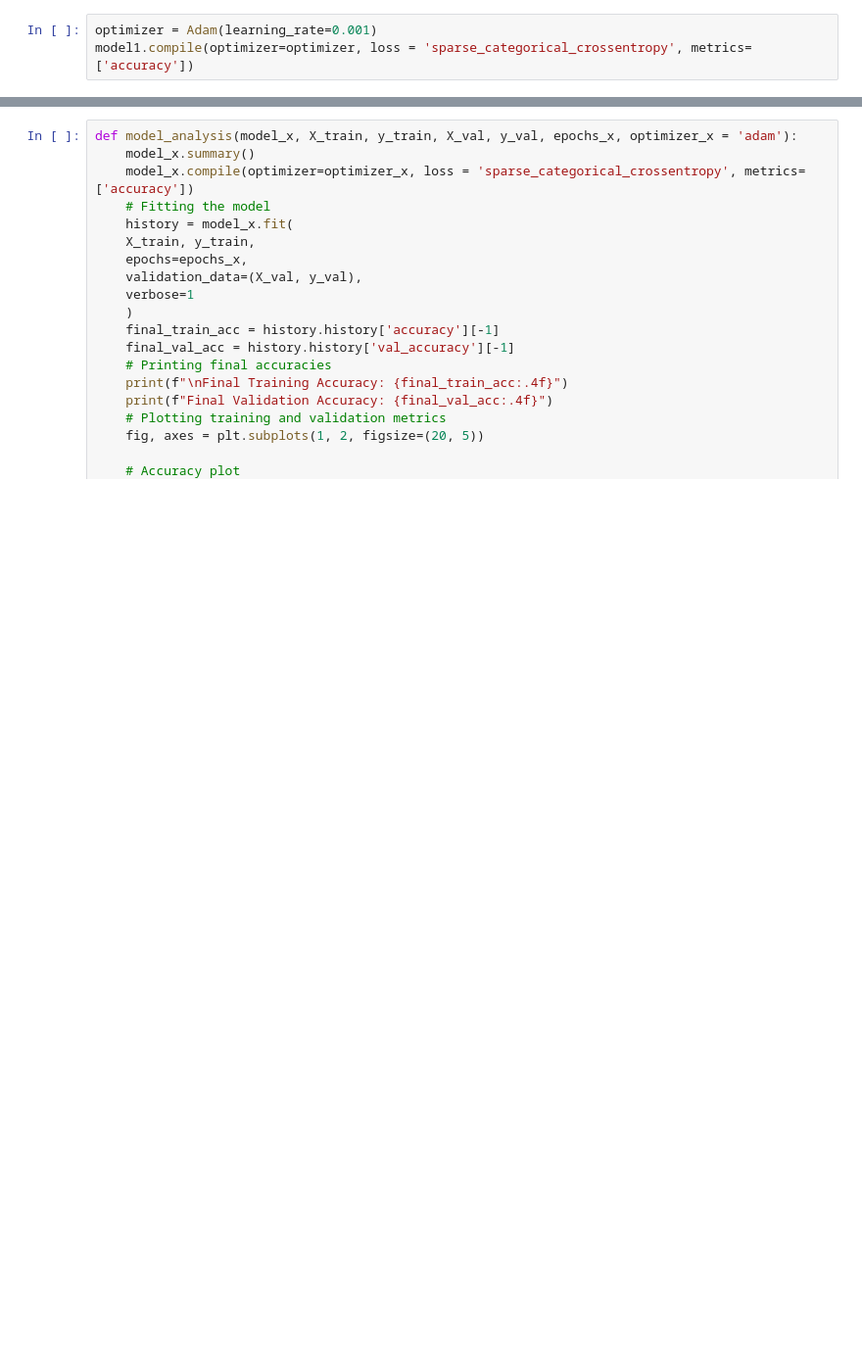
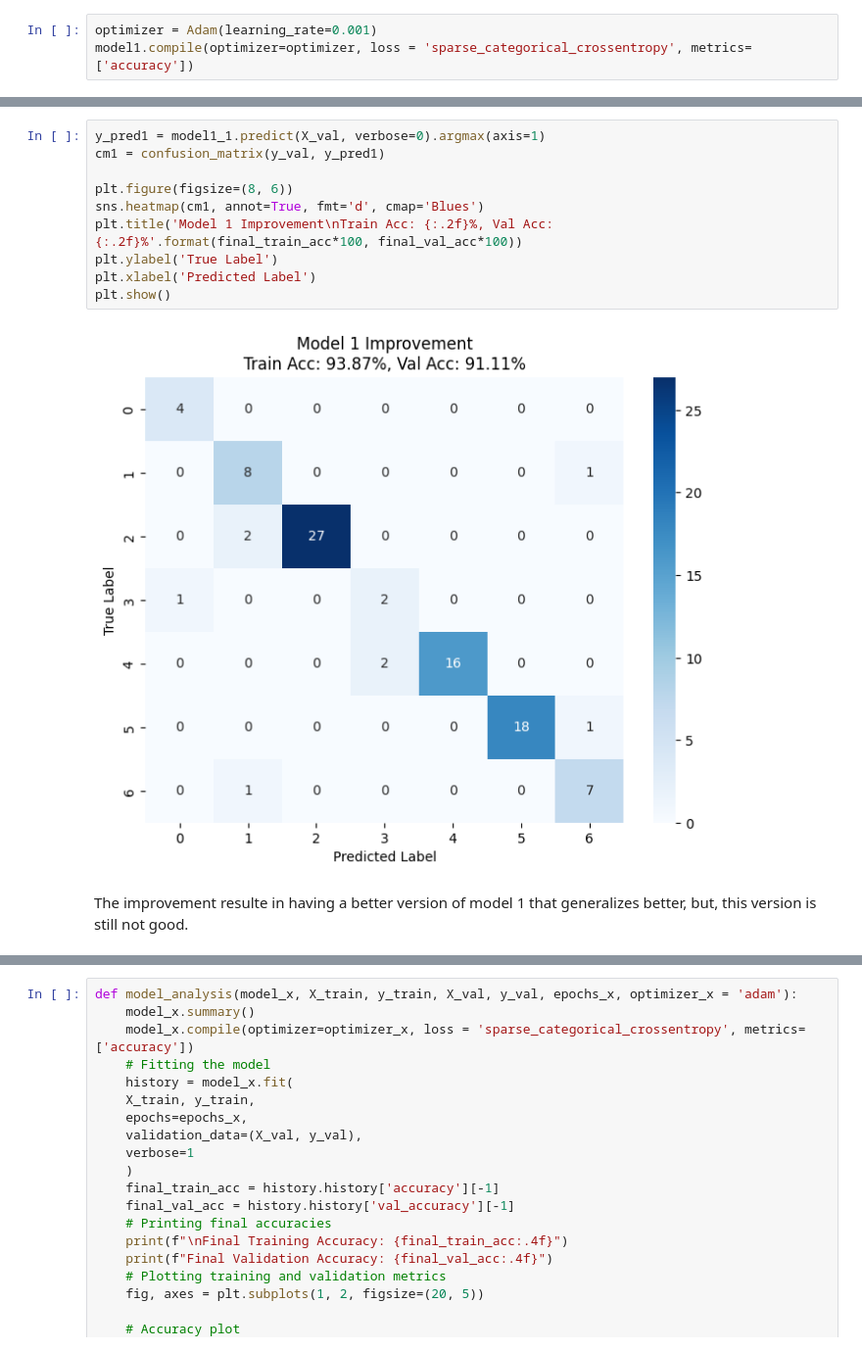
Before and after one commit to DanielMelo46/Neural_Networks_Assignment_1, a Jupyter notebook: assignment_2.ipynb, the cells around one changed output, grey strips where cells are left out. Shown at 98% size. Cells and saved outputs as stored; diff of their text form; blank space fills up the shorter version.

```diff
--- a/assignment_2.ipynb
+++ b/assignment_2.ipynb
@@ -318 +362,15 @@ plt.show()
+# %%
+y_pred1 = model1_1.predict(X_val, verbose=0).argmax(axis=1)
+cm1 = confusion_matrix(y_val, y_pred1)
+
+plt.figure(figsize=(8, 6))
+sns.heatmap(cm1, annot=True, fmt='d', cmap='Blues')
+plt.title('Model 1 Improvement\nTrain Acc: {:.2f}%, Val Acc: {:.2f}%'.format(final_train_acc*100, final_val_acc*100))
+plt.ylabel('True Label')
+plt.xlabel('Predicted Label')
+plt.show()
+# %% [output]
+[figure, added]
+# %% [markdown]
+The improvement resulte in having a better version of model 1 that generalizes better, but, this version is still not good.
 # %% [markdown]
```
Also changed, not shown: parts of 32 cells of this notebook, 1 other file.
